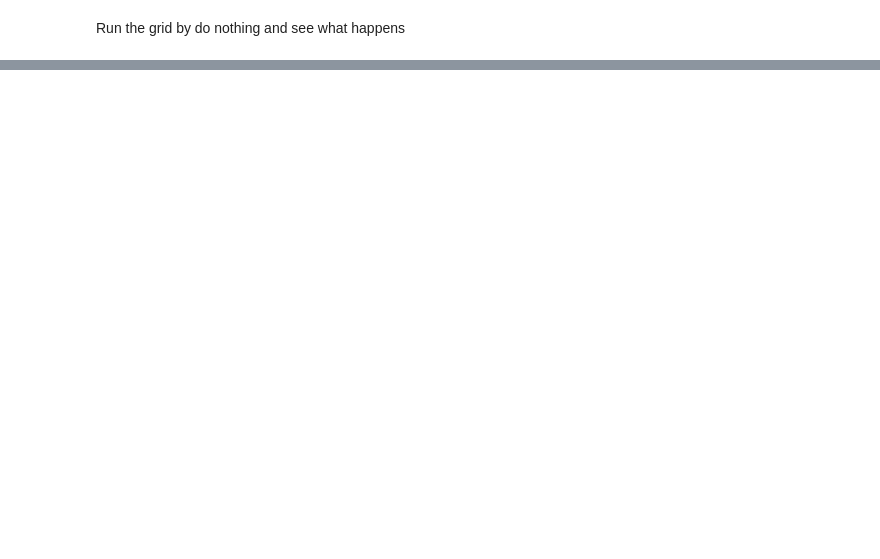
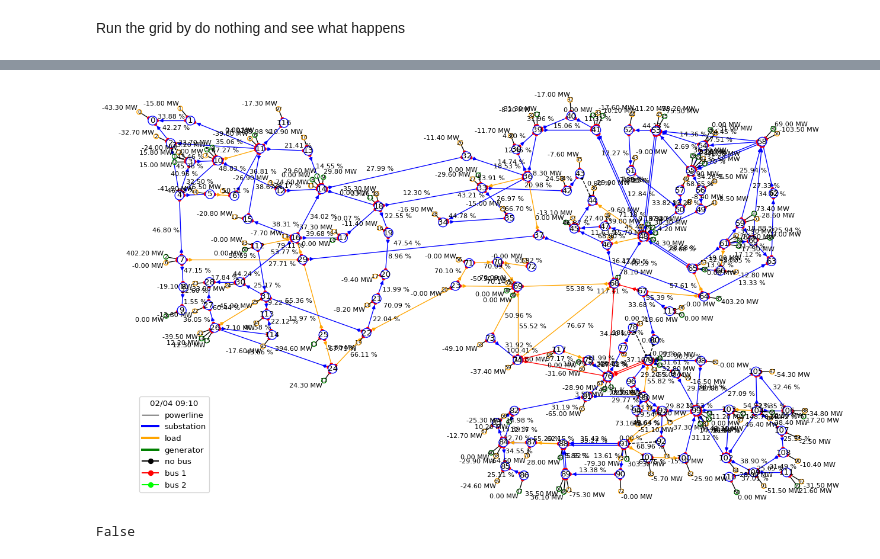
Before and after one commit to AlexTo/L2RPN, a Jupyter notebook: notebooks/misc.ipynb, the cells around one changed output, grey strips where cells are left out. Saved outputs shown, nothing was run; the diff lists cells and outputs as text; code cells hidden in the pictures; blank space fills up the shorter version.

```diff
--- a/notebooks/misc.ipynb
+++ b/notebooks/misc.ipynb
@@ -207,0 +87,3 @@ tensor([[2.5946e-01, 1.0000e+01, 8.6356e-01, 9.7282e-01, 7.8723e-01],
+# %%
+connect_18 = action_space.reconnect_powerline(line_id=18, bus_or=1, bus_ex=1)
+print(connect_18)
@@ -207,0 +100,11 @@ tensor([[2.5946e-01, 1.0000e+01, 8.6356e-01, 9.7282e-01, 7.8723e-01],
+# %%
+obs, reward, done, info = obs.simulate(connect_18)
+# %%
+plot_helper.plot_obs(obs)
+# %% [output]
+[figure, added]
+# %%
+obs, reward, done, info = env.step(connect_18)
+done
+# %% [output]
+False
```
Also changed, not shown: parts of 52 cells of this notebook, 1 other file.
